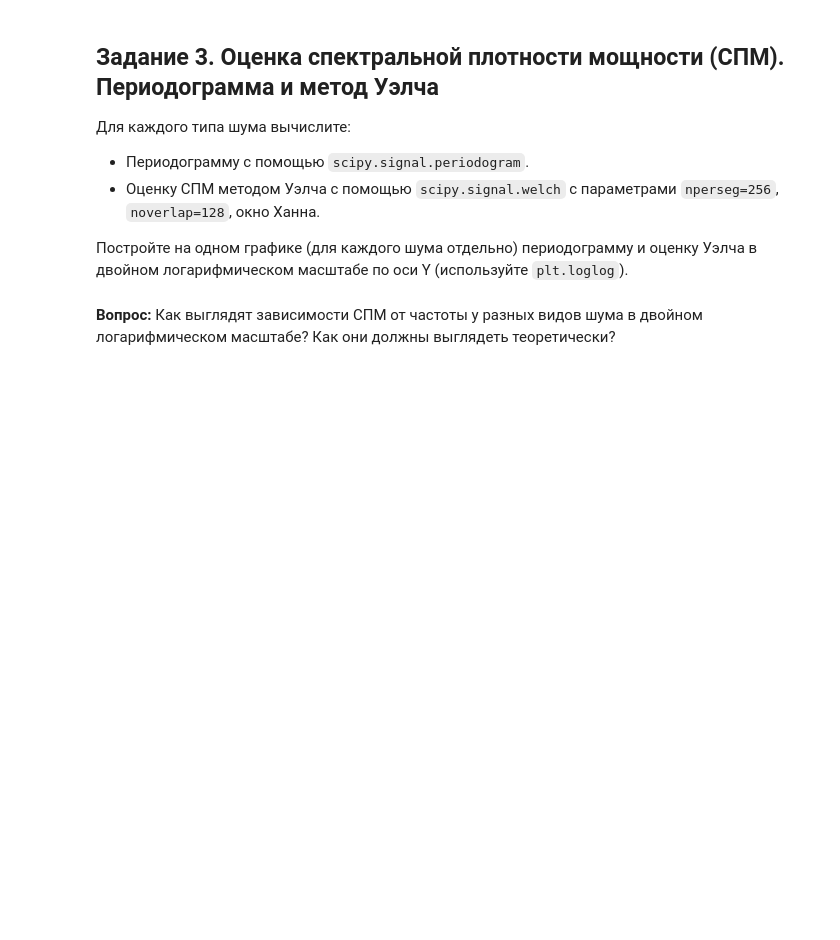
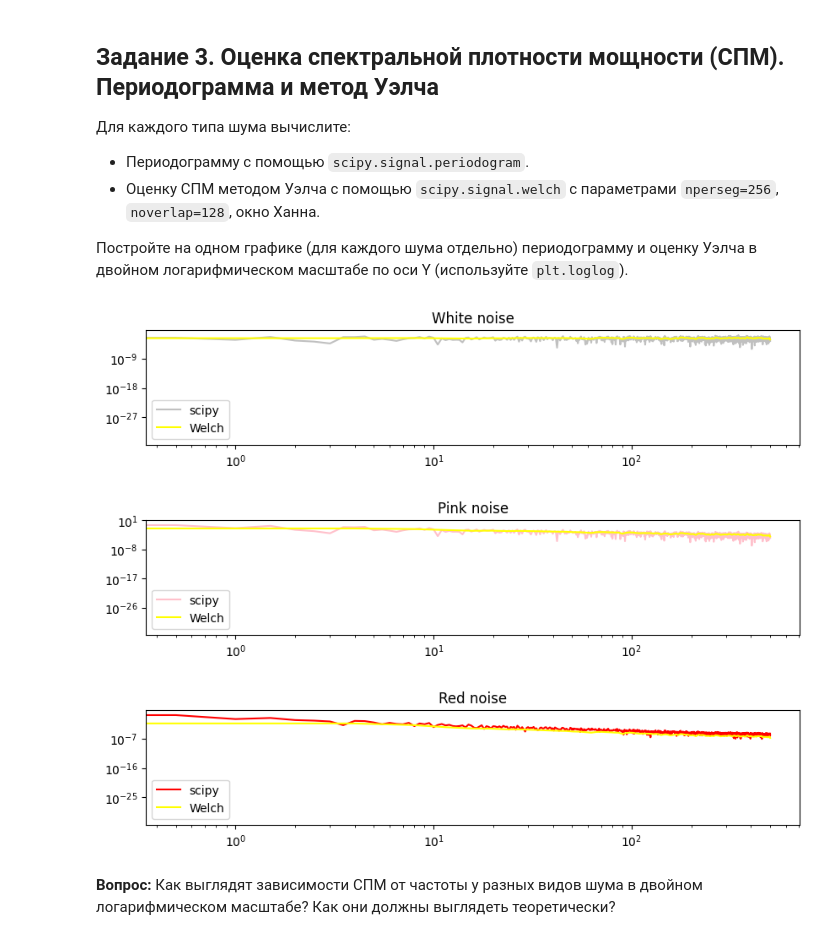
Before and after one commit to Korobokkk/YADRO-2026_dsp-seminars, a Jupyter notebook: kiselel_4_lab.ipynb, the cells around one changed output. Cells and saved outputs as stored; diff of their text form; code cells hidden in the pictures; blank space fills up the shorter version.

```diff
--- a/kiselel_4_lab.ipynb
+++ b/kiselel_4_lab.ipynb
@@ -134,3 +116,39 @@ plt.show()
+# %%
+import scipy
+f_white, arr_white = scipy.signal.periodogram(white_noise, fs)
+f_white_welch, arr_white_welch = scipy.signal.welch(white_noise, fs=fs, window='hann', nperseg=256, noverlap=128)
+
+f_pink, arr_pink = scipy.signal.periodogram(pink_noise, fs)
+f_pink_welch, arr_pink_welch = scipy.signal.welch(pink_noise, fs=fs, window='hann', nperseg=256, noverlap=128)
+
+f_red, arr_red = scipy.signal.periodogram(red_noise, fs)
+f_red_welch, arr_red_welch = scipy.signal.welch(red_noise, fs=fs, window='hann', nperseg=256, noverlap=128)
+
+plt.figure(figsize=(10, 6))
+plt.subplot(3, 1, 1)
+plt.title('White noise')
+plt.loglog(f_white, arr_white, color = 'silver', label = 'scipy')
+plt.loglog(f_white_welch, arr_white_welch, color = 'yellow', label = 'Welch')
+plt.legend()
+plt.show()
+plt.figure(figsize=(10, 6))
+plt.subplot(3, 1, 2)
+plt.title('Pink noise')
+plt.loglog(f_pink, arr_pink, color = 'pink', label = 'scipy')
+plt.loglog(f_pink_welch, arr_pink_welch, color = 'yellow', label = 'Welch')
+plt.legend()
+plt.show()
+plt.figure(figsize=(10, 6))
+plt.subplot(3, 1, 3)
+plt.title('Red noise')
+plt.loglog(f_red, arr_red, color = 'red', label = 'scipy')
+plt.loglog(f_red_welch, arr_red_welch, color = 'yellow', label = 'Welch')
+plt.legend()
+plt.show()
+# %% [output]
+[figure, added]
+[figure, added]
+[figure, added]
 # %% [markdown]
 **Вопрос:** Как выглядят зависимости СПМ от частоты у разных видов шума в двойном логарифмическом масштабе? Как они должны выглядеть теоретически?
 # %% [markdown]
```
Also changed, not shown: parts of 5 cells of this notebook.
